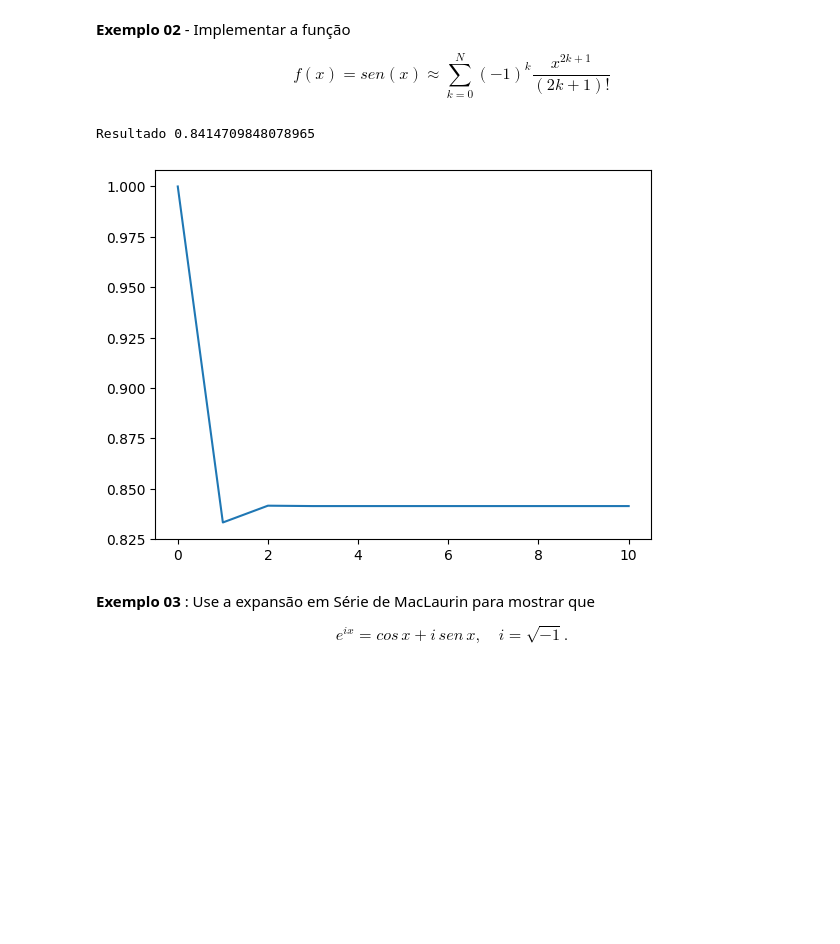
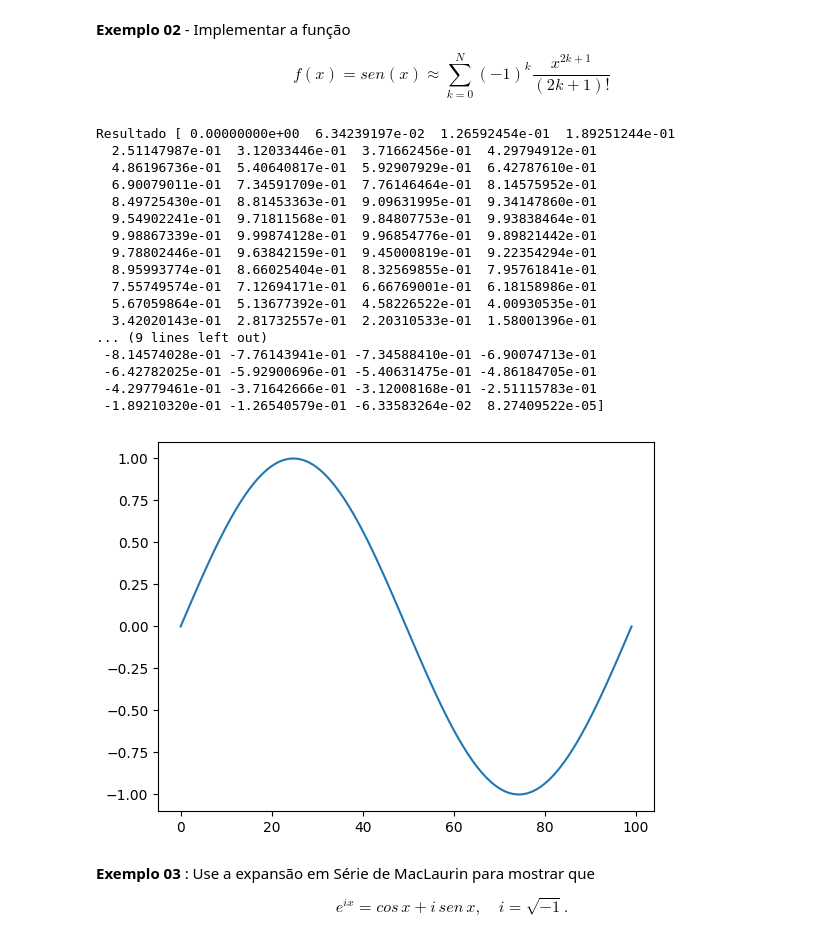
Before and after one commit to PedroNeto05/lab-CN, a Jupyter notebook: Lab_01.ipynb, the cells around one changed output. Saved outputs shown, nothing was run; the diff lists cells and outputs as text; code cells hidden in the pictures; blank space fills up the shorter version.

```diff
--- a/Lab_01.ipynb
+++ b/Lab_01.ipynb
@@ -38,22 +37,35 @@ Resultado 2.7182818011463845
 \end{equation}
 # %%
 def func(x, N):
-    valores: list[float] = []
     soma = 0
     for k in range(N+1):
         soma += ((-1)**k) * ((x**((2*k)+1)) / math.factorial((2*k) + 1))
-        valores.append(soma)
 
-    return valores
+    return soma
 
-
-result = func(1, 10)
-print(f"Resultado {result[-1]}")
+x= np.linspace(0,2*np.pi,100)
+result = func(x, 10)
 plt.plot(result)
 plt.show()
 # %% [output]
-Resultado 0.8414709848078965
+Resultado [ 0.00000000e+00  6.34239197e-02  1.26592454e-01  1.89251244e-01
+  2.51147987e-01  3.12033446e-01  3.71662456e-01  4.29794912e-01
+  4.86196736e-01  5.40640817e-01  5.92907929e-01  6.42787610e-01
+  6.90079011e-01  7.34591709e-01  7.76146464e-01  8.14575952e-01
+  8.49725430e-01  8.81453363e-01  9.09631995e-01  9.34147860e-01
+  9.54902241e-01  9.71811568e-01  9.84807753e-01  9.93838464e-01
+  9.98867339e-01  9.99874128e-01  9.96854776e-01  9.89821442e-01
+  9.78802446e-01  9.63842159e-01  9.45000819e-01  9.22354294e-01
+  8.95993774e-01  8.66025404e-01  8.32569855e-01  7.95761841e-01
+  7.55749574e-01  7.12694171e-01  6.66769001e-01  6.18158986e-01
+  5.67059864e-01  5.13677392e-01  4.58226522e-01  4.00930535e-01
+  3.42020143e-01  2.81732557e-01  2.20310533e-01  1.58001396e-01
+... (9 lines left out)
+ -8.14574028e-01 -7.76143941e-01 -7.34588410e-01 -6.90074713e-01
+ -6.42782025e-01 -5.92900696e-01 -5.40631475e-01 -4.86184705e-01
+ -4.29779461e-01 -3.71642666e-01 -3.12008168e-01 -2.51115783e-01
+ -1.89210320e-01 -1.26540579e-01 -6.33583264e-02  8.27409522e-05]
-[figure, old version]
+[figure, new version]
 # %% [markdown]
 **Exemplo 03** : Use a expansão em Série de MacLaurin para mostrar que
 
```
Also changed, not shown: parts of 3 cells of this notebook.
